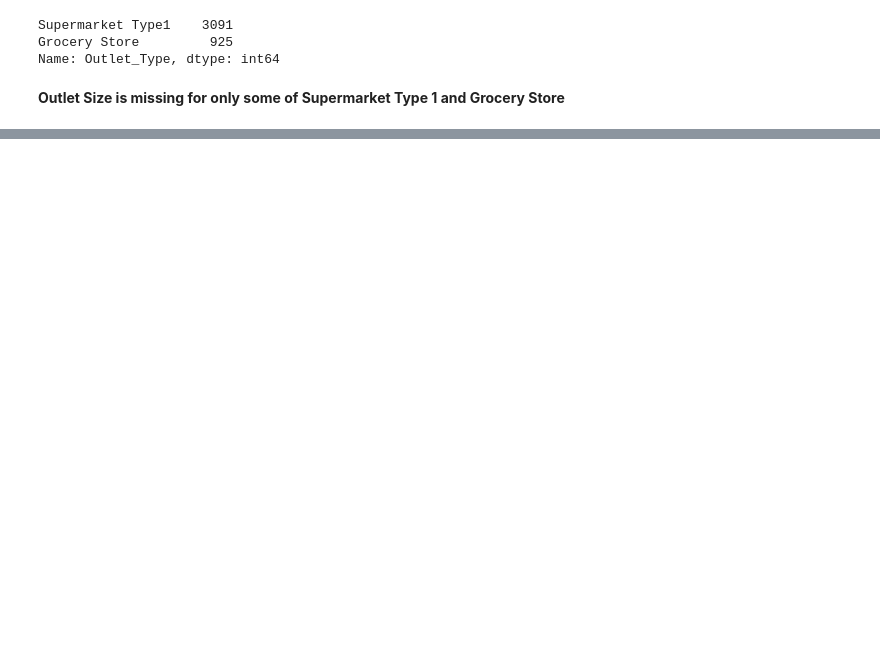
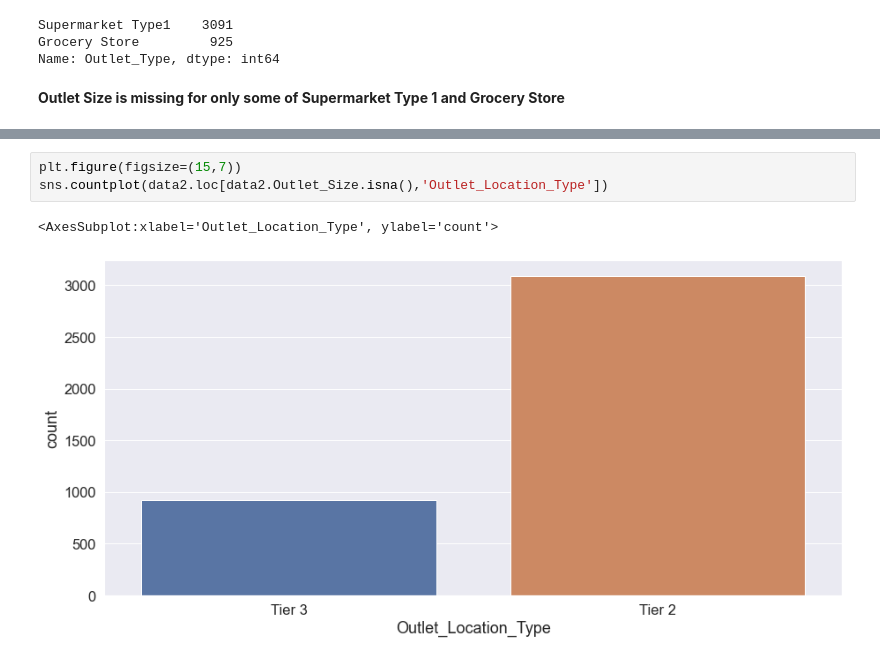
Before and after one commit to Ganesh4693/Sales-Prediction, a Jupyter notebook: Sales-Prediction.ipynb, the cells around one changed output, grey strips where cells are left out. Saved outputs shown, nothing was run; the diff lists cells and outputs as text; blank space fills up the shorter version.

```diff
--- a/Sales-Prediction.ipynb
+++ b/Sales-Prediction.ipynb
@@ -242,0 +456,6 @@ Name: Outlet_Size, dtype: int64
+# %%
+plt.figure(figsize=(15,7))
+sns.countplot(data2.loc[data2.Outlet_Size.isna(),'Outlet_Location_Type'])
+# %% [output]
+<AxesSubplot:xlabel='Outlet_Location_Type', ylabel='count'>
+[figure, added]
```
Also changed, not shown: parts of 71 cells of this notebook.
